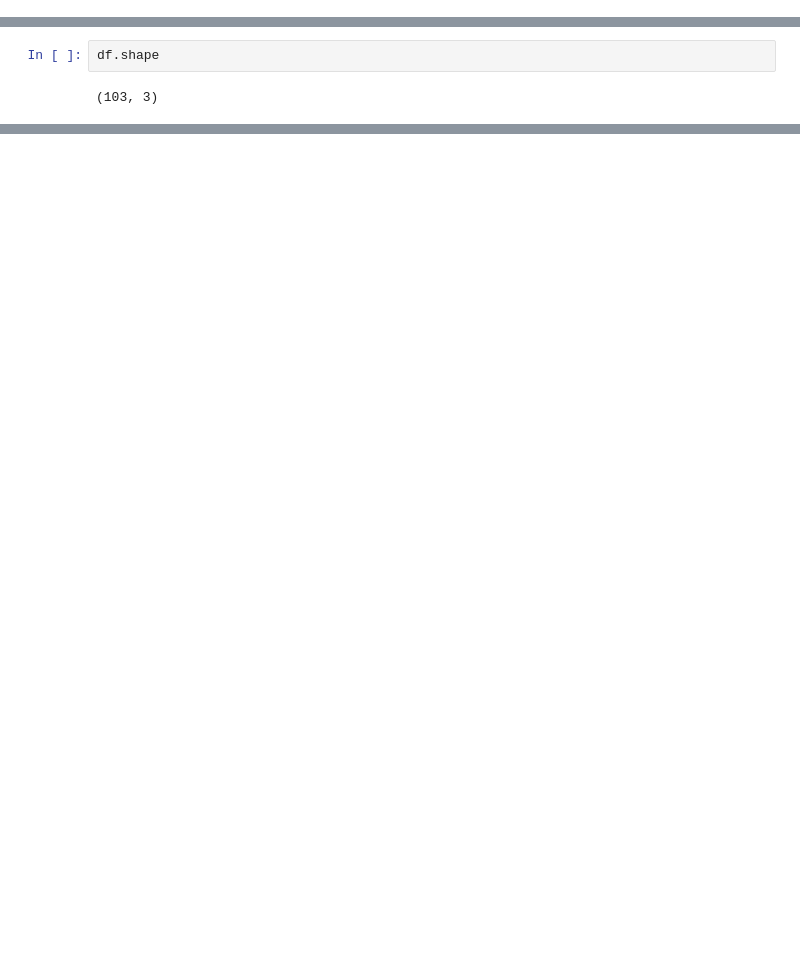
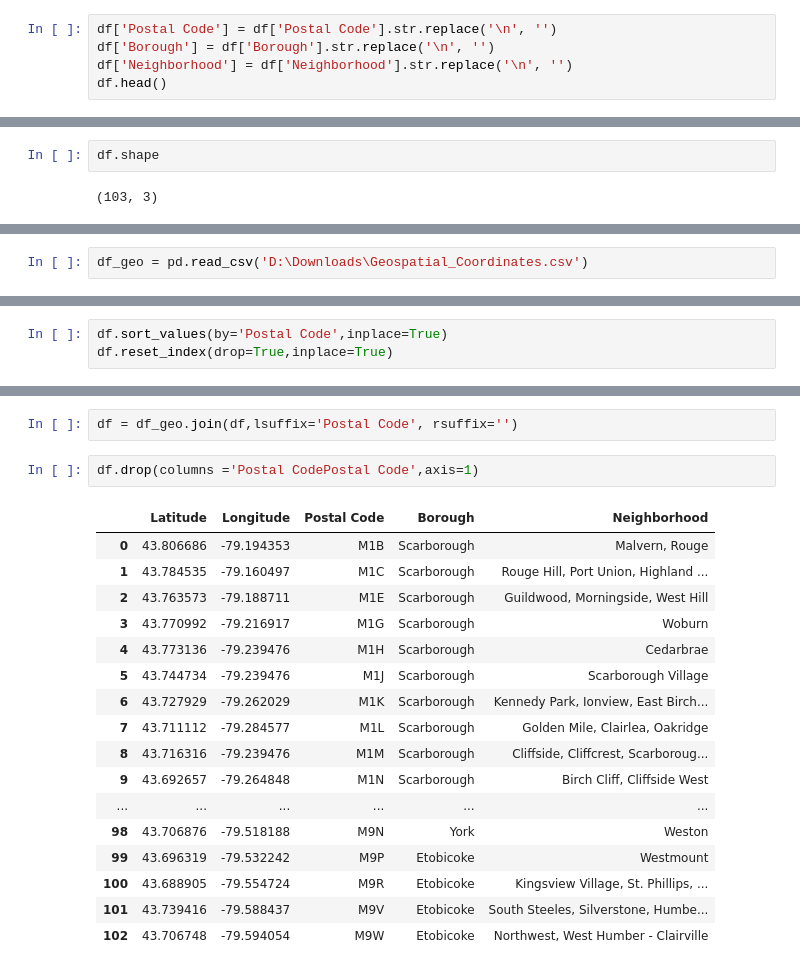
Before and after one commit to liran877/liran_data_science_course, a Jupyter notebook: Segmenting and Clustering Neighborhoods in Toronto.ipynb, the cells around one changed output, grey strips where cells are left out. Drawn from its saved outputs; the diff is of its cells as text; blank space fills up the shorter version.

```diff
--- a/Segmenting and Clustering Neighborhoods in Toronto.ipynb
+++ b/Segmenting and Clustering Neighborhoods in Toronto.ipynb
@@ -125,0 +126,5 @@ df
+# %%
+df['Postal Code'] = df['Postal Code'].str.replace('\n', '')
+df['Borough'] = df['Borough'].str.replace('\n', '')
+df['Neighborhood'] = df['Neighborhood'].str.replace('\n', '')
+df.head()
@@ -129,0 +157,2 @@ df.shape
+# %%
+df_geo = pd.read_csv('D:\Downloads\Geospatial_Coordinates.csv')
@@ -129,0 +168,3 @@ df.shape
+# %%
+df.sort_values(by='Postal Code',inplace=True)
+df.reset_index(drop=True,inplace=True)
@@ -129,0 +180,22 @@ df.shape
+# %%
+df = df_geo.join(df,lsuffix='Postal Code', rsuffix='')
+# %%
+df.drop(columns ='Postal CodePostal Code',axis=1)
+# %% [output]
+|  | Latitude | Longitude | Postal Code | Borough | Neighborhood |
+| 0 | 43.806686 | -79.194353 | M1B | Scarborough | Malvern, Rouge |
+| 1 | 43.784535 | -79.160497 | M1C | Scarborough | Rouge Hill, Port Union, Highland ... |
+| 2 | 43.763573 | -79.188711 | M1E | Scarborough | Guildwood, Morningside, West Hill |
+| 3 | 43.770992 | -79.216917 | M1G | Scarborough | Woburn |
+| 4 | 43.773136 | -79.239476 | M1H | Scarborough | Cedarbrae |
+| 5 | 43.744734 | -79.239476 | M1J | Scarborough | Scarborough Village |
+| 6 | 43.727929 | -79.262029 | M1K | Scarborough | Kennedy Park, Ionview, East Birch... |
+| 7 | 43.711112 | -79.284577 | M1L | Scarborough | Golden Mile, Clairlea, Oakridge |
+| 8 | 43.716316 | -79.239476 | M1M | Scarborough | Cliffside, Cliffcrest, Scarboroug... |
+| 9 | 43.692657 | -79.264848 | M1N | Scarborough | Birch Cliff, Cliffside West |
+| ... | ... | ... | ... | ... | ... |
+| 98 | 43.706876 | -79.518188 | M9N | York | Weston |
+| 99 | 43.696319 | -79.532242 | M9P | Etobicoke | Westmount |
+| 100 | 43.688905 | -79.554724 | M9R | Etobicoke | Kingsview Village, St. Phillips, ... |
+| 101 | 43.739416 | -79.588437 | M9V | Etobicoke | South Steeles, Silverstone, Humbe... |
+| 102 | 43.706748 | -79.594054 | M9W | Etobicoke | Northwest, West Humber - Clairville |
```
Also changed, not shown: parts of 9 cells of this notebook.
